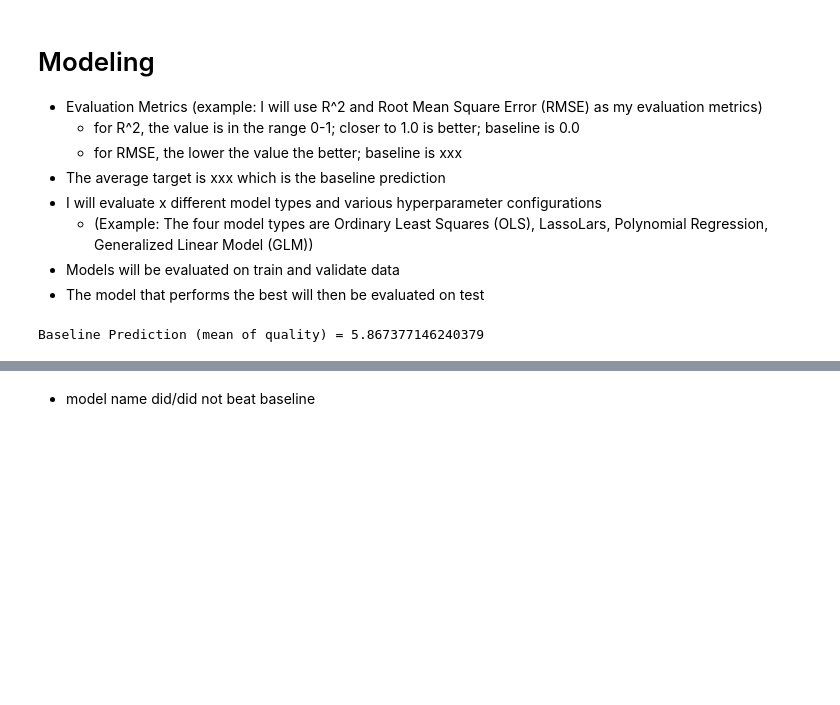
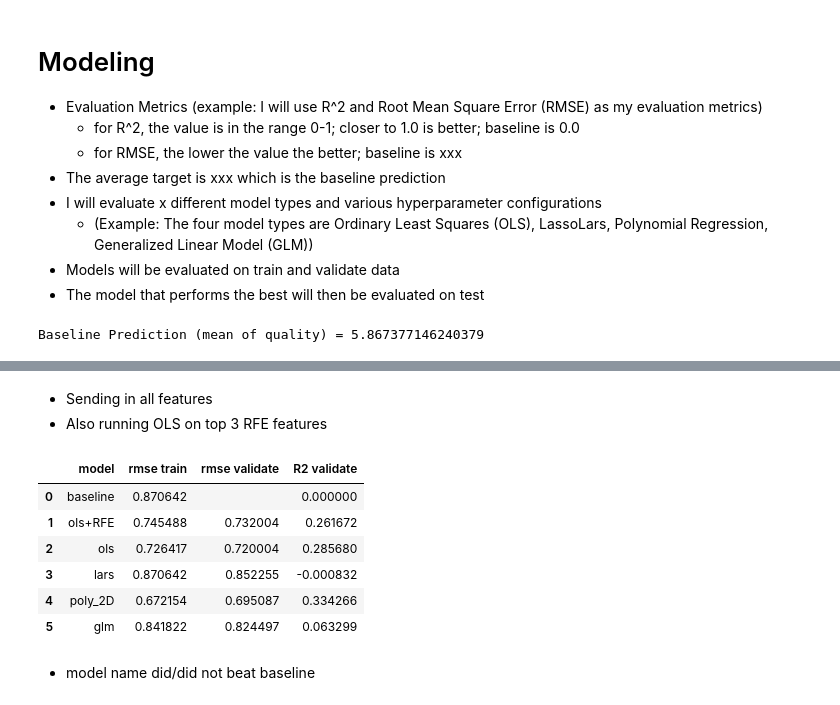
Before and after one commit to Team-BCR/project3_wine, a Jupyter notebook: final_report.ipynb, the cells around one changed output, grey strips where cells are left out. Saved outputs shown, nothing was run; the diff lists cells and outputs as text; code cells hidden in the pictures; blank space fills up the shorter version.

```diff
--- a/final_report.ipynb
+++ b/final_report.ipynb
@@ -286,3 +299,17 @@ Baseline Prediction (mean of quality) = 5.867377146240379
+# %% [markdown]
+* Sending in all features
+* Also running OLS on top 3 RFE features
+# %%
+# get model metrics for all features
+w.display_model_metrics(baseline, tr, y_tr, y_val, y_ts, X_tr_sc, X_val_sc, X_ts_sc)
+# %% [output]
+|  | model | rmse train | rmse validate | R2 validate |
+| 0 | baseline | 0.870642 |  | 0.000000 |
+| 1 | ols+RFE | 0.745488 | 0.732004 | 0.261672 |
+| 2 | ols | 0.726417 | 0.720004 | 0.285680 |
+| 3 | lars | 0.870642 | 0.852255 | -0.000832 |
+| 4 | poly_2D | 0.672154 | 0.695087 | 0.334266 |
+| 5 | glm | 0.841822 | 0.824497 | 0.063299 |
 # %% [markdown]
 * model name did/did not beat baseline
 # %% [markdown]
```
Also changed, not shown: parts of 5 cells of this notebook, 1 other file.
